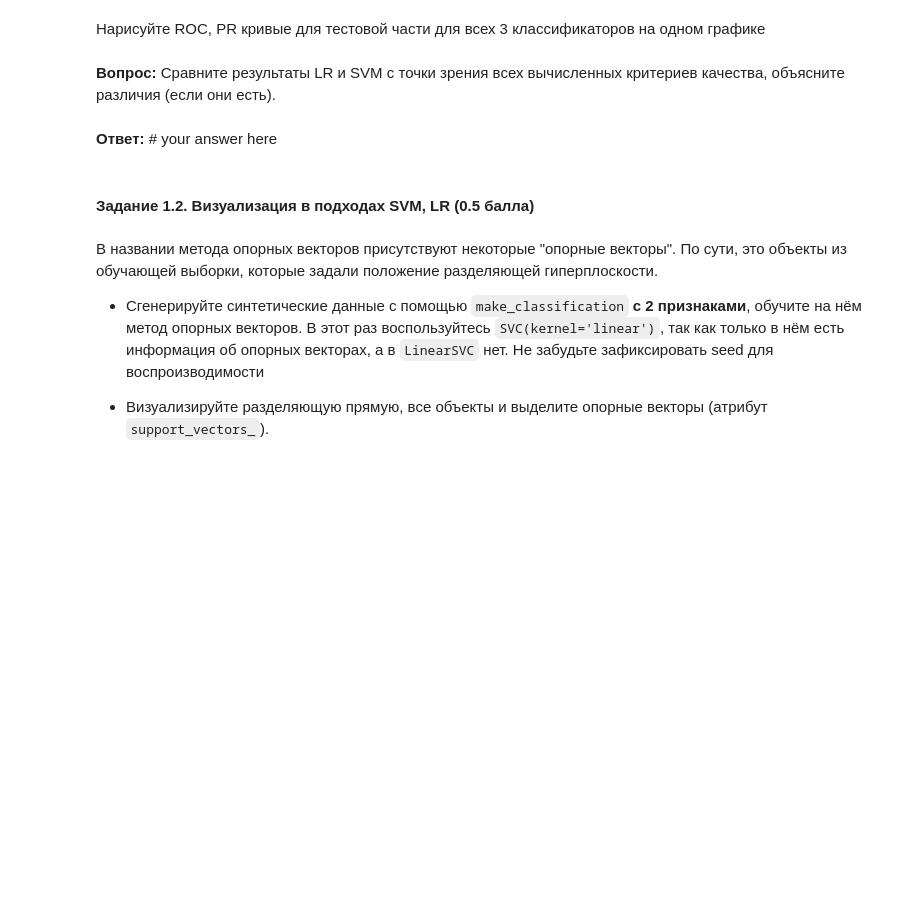
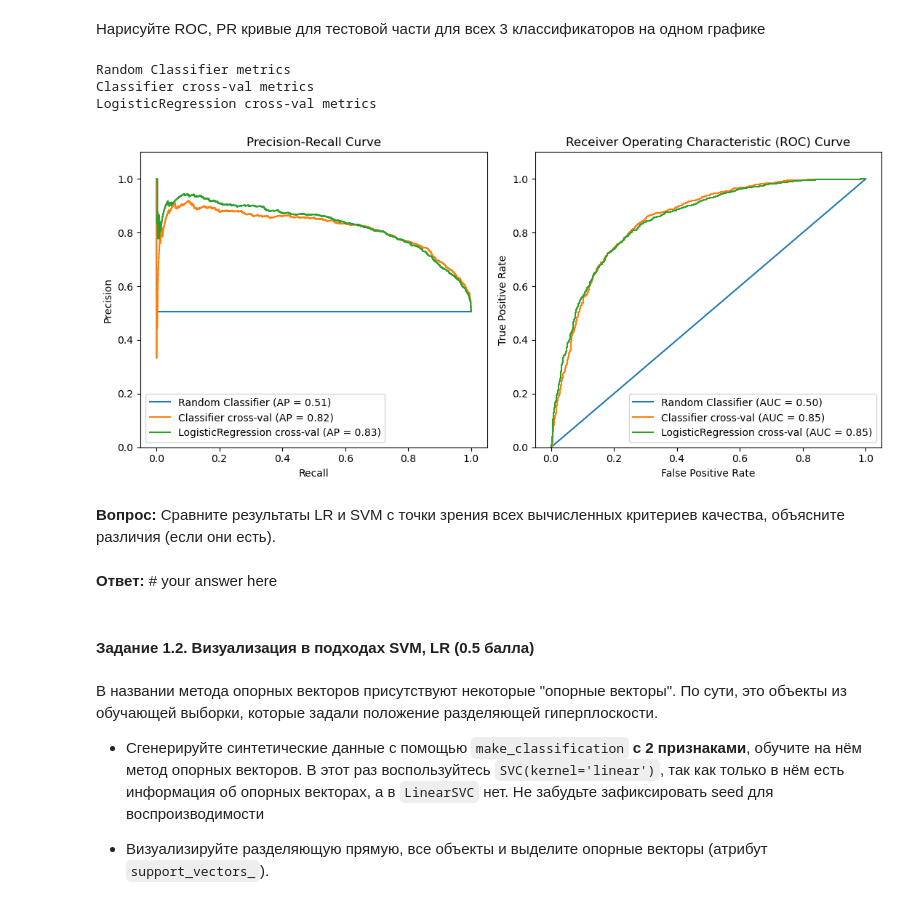
Before and after one commit to diemvs/hse_hw, a Jupyter notebook: ml/hw4/homework-practice-04-linclass-SataevDmitriy.ipynb, the cells around one changed output. Saved outputs shown, nothing was run; the diff lists cells and outputs as text; code cells hidden in the pictures; blank space fills up the shorter version.

```diff
--- a/ml/hw4/homework-practice-04-linclass-SataevDmitriy.ipynb
+++ b/ml/hw4/homework-practice-04-linclass-SataevDmitriy.ipynb
@@ -235,3 +288,49 @@ __Logistic Regression__
+# %%
+import matplotlib.pyplot as plt
+from sklearn.metrics import precision_recall_curve, auc, roc_auc_score
+from sklearn.metrics._plot.roc_curve import RocCurveDisplay
+from sklearn.metrics._plot.precision_recall_curve import PrecisionRecallDisplay
+
+def depict_pr_roc_all(y_true, y_pred, classifier_name='Some Classifier', ax=None):
+    if ax is None:
+        fig, ax = plt.subplots(1, 2, figsize=(11, 5))
+
+    print(classifier_name, 'metrics')
+
+    # График AUC-PR
+    PrecisionRecallDisplay.from_predictions(y_true, y_pred, ax=ax[0], name=classifier_name)
+    precision, recall, _ = precision_recall_curve(y_true, y_pred)
+    auc_pr = auc(recall, precision)
+
+    ax[0].set_title("Precision-Recall Curve")
+    ax[0].set_xlabel("Recall")
+    ax[0].set_ylabel("Precision")
+    ax[0].set_ylim(0, 1.1)
+
+    # График AUC-ROC
+    roc_auc = roc_auc_score(y_true, y_pred)
+    RocCurveDisplay.from_predictions(y_true, y_pred, ax=ax[1], name=classifier_name)
+    ax[1].set_title("Receiver Operating Characteristic (ROC) Curve")
+    ax[1].set_xlabel("False Positive Rate")
+    ax[1].set_ylabel("True Positive Rate")
+    ax[1].set_ylim(0, 1.1)
+
+    return ax
+
+fig, axs = plt.subplots(1, 2, figsize=(11, 5))
+
+axs = depict_pr_roc_all(y_test, y_random, 'Random Classifier', axs)
+axs = depict_pr_roc_all(y_test, y_score, 'Classifier cross-val', axs)
+axs = depict_pr_roc_all(y_test, lr.predict_proba(X_test)[:, 1], 'LogisticRegression cross-val', axs)
+
+
+plt.tight_layout()
+plt.show()
+# %% [output]
+Random Classifier metrics
+Classifier cross-val metrics
+LogisticRegression cross-val metrics
+[figure, added]
 # %% [markdown]
 **Вопрос:** Сравните результаты LR и SVM с точки зрения всех вычисленных критериев качества, объясните различия (если они есть).
 # %% [markdown]
```
Also changed, not shown: parts of 18 cells of this notebook.
